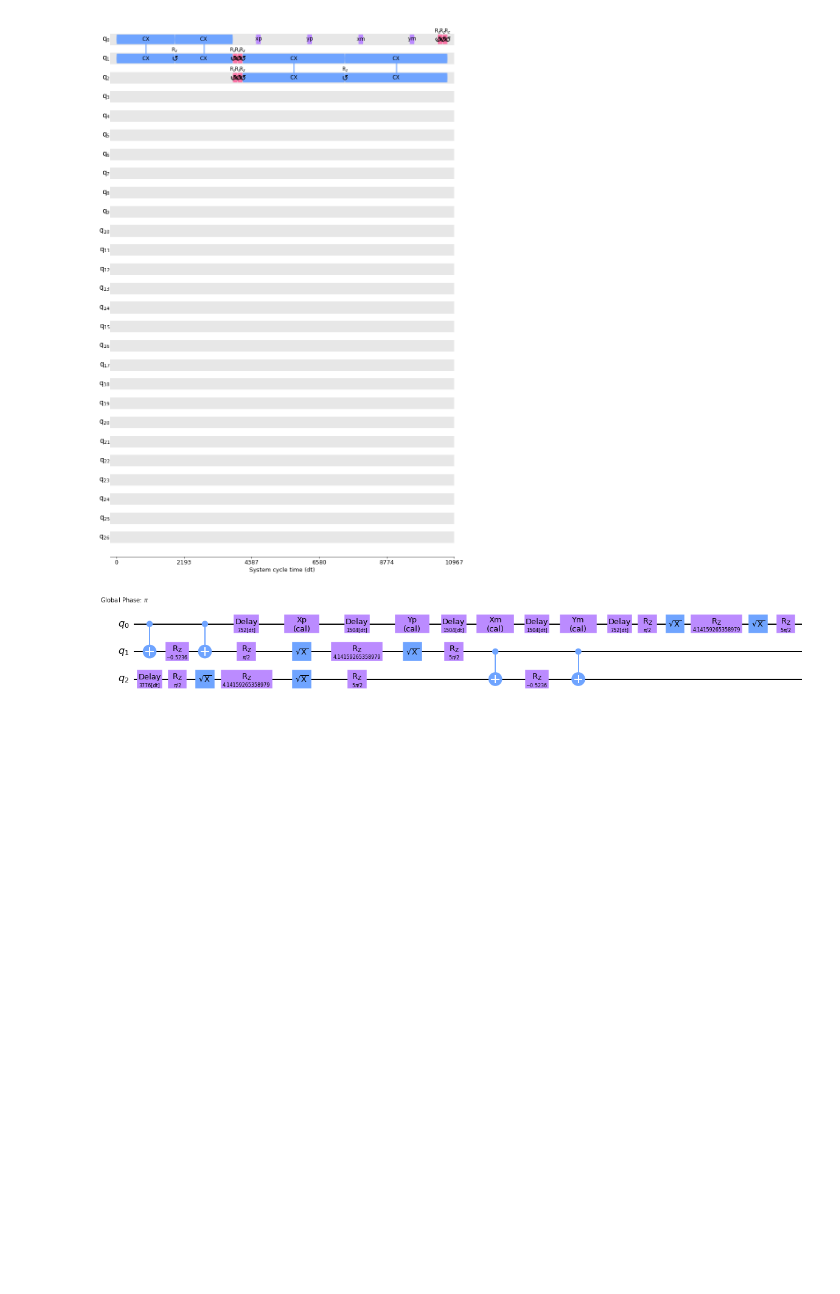
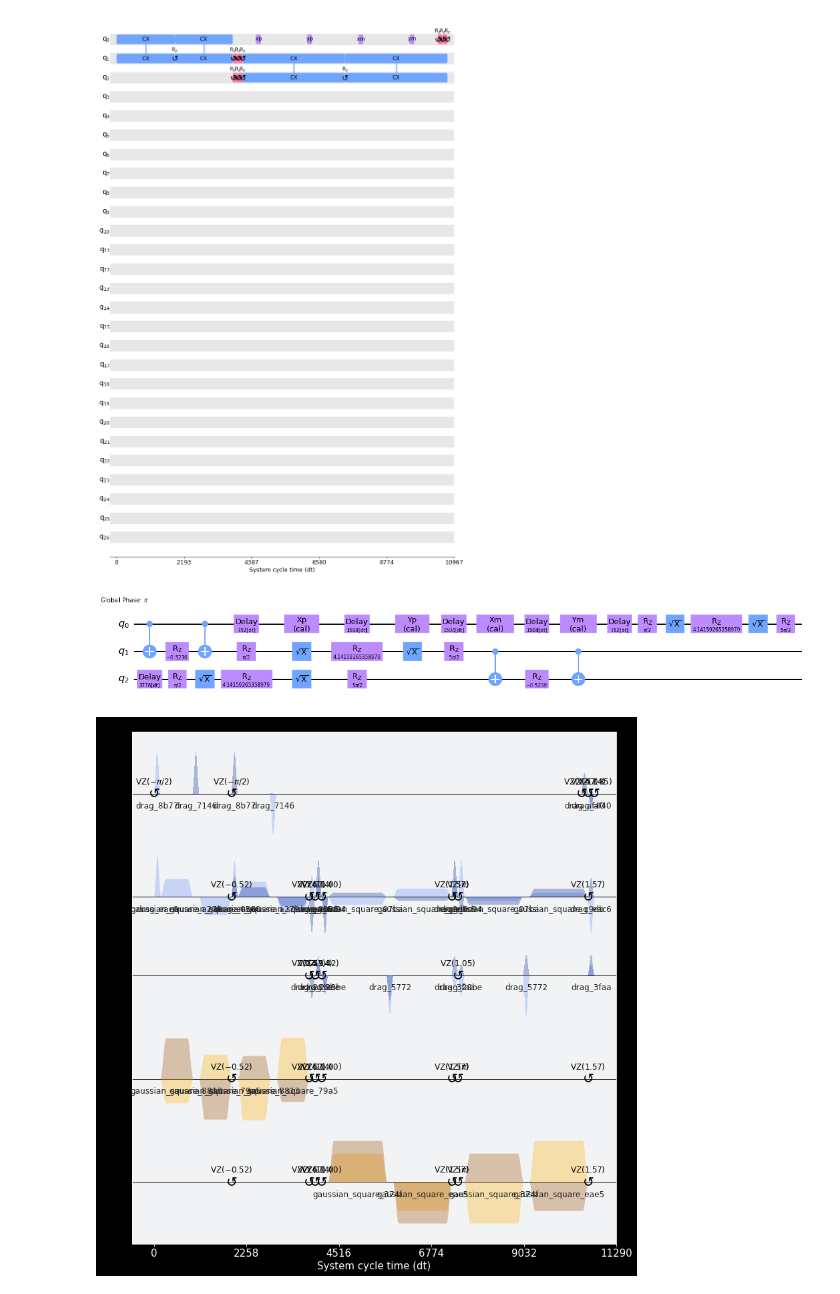
Before and after one commit to qiskit-community/qiskit-research, a Jupyter notebook: docs/dd_example.ipynb, the cells around one changed output. Saved outputs shown, nothing was run; the diff lists cells and outputs as text; code cells hidden in the pictures; blank space fills up the shorter version.

```diff
--- a/docs/dd_example.ipynb
+++ b/docs/dd_example.ipynb
@@ -69,3 +69,10 @@ timeline_drawer(add_dd_calibrations(qc_t, backend, 'XY4pm', sched_method='alap')
 add_dd_calibrations(qc_t, backend, 'XY4pm', sched_method='alap').draw(output='mpl', idle_wires=False)
 # %% [output]
 [figure]
+# %%
+from qiskit import schedule
+import matplotlib.pyplot as plt
+plt.style.use('dark_background')
+schedule(qc_t, backend).draw()
+# %% [output]
+[figure, added]
```
Also changed, not shown: parts of 3 cells of this notebook, 1 other file.
